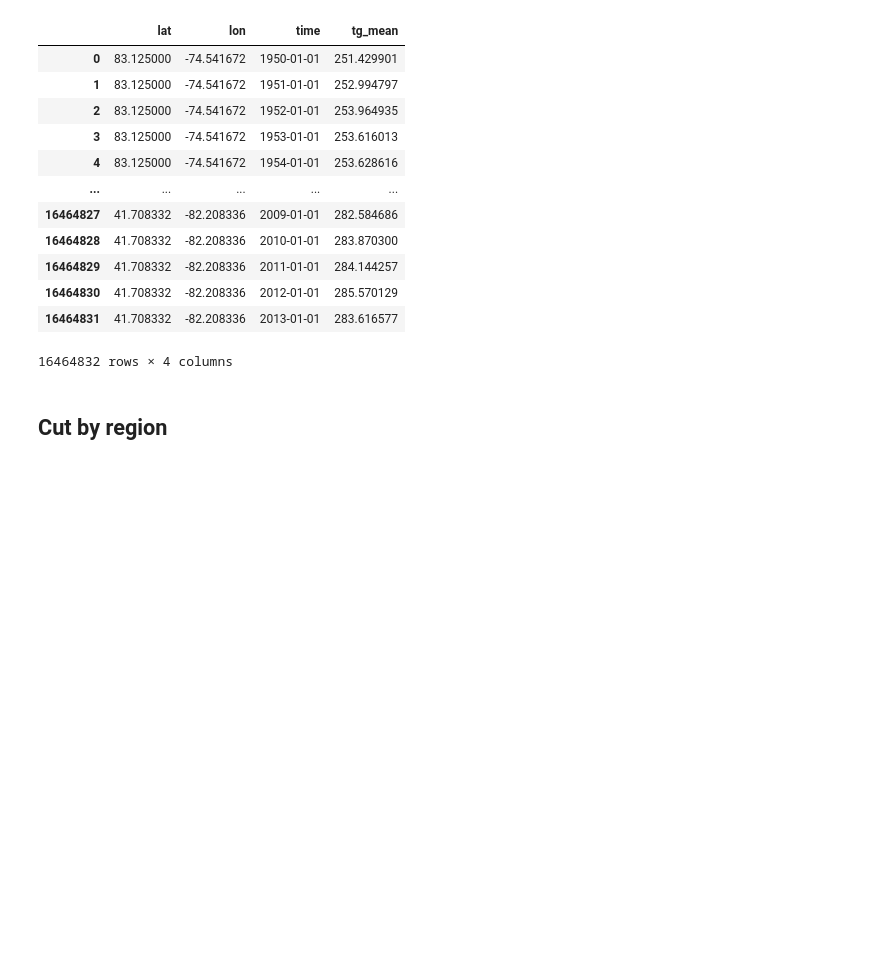
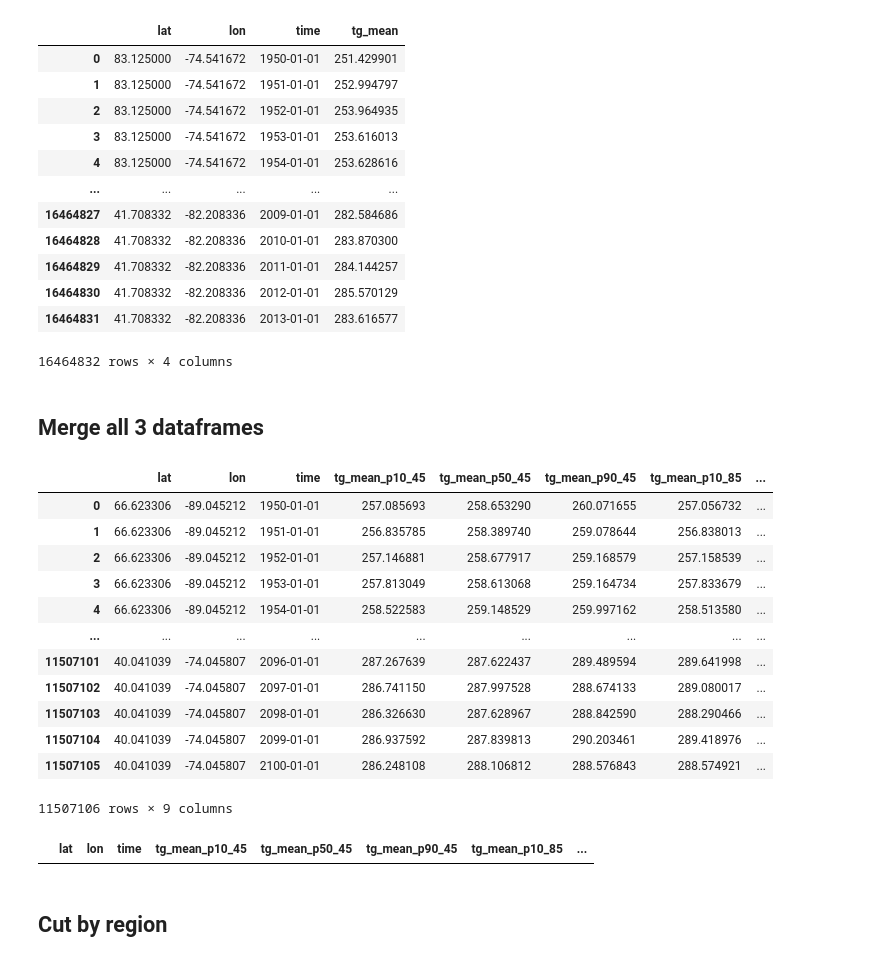
Before and after one commit to Ouranosinc/PortraitsClimMFFP, a Jupyter notebook: Data Processing Jupyter Notebooks/DF for Figure in R Temperature annual all regions.ipynb, the cells around one changed output. Cells and saved outputs as stored; diff of their text form; code cells hidden in the pictures; blank space fills up the shorter version.

```diff
--- a/Data Processing Jupyter Notebooks/DF for Figure in R Temperature annual all regions.ipynb
+++ b/Data Processing Jupyter Notebooks/DF for Figure in R Temperature annual all regions.ipynb
@@ -157,3 +163,5 @@ dfmean85
+# %%
+dfmean85 = pd.read_feather("/home/mlopez/EXEC/Processed data to clip with regions/rcp85"+var+"_forTS.feather")
 # %% [markdown]
 # FOR OBSERVED DATA
 # %%
@@ -215,0 +228,20 @@ dfmeanObs
+# %% [markdown]
+## Merge all 3 dataframes
+# %%
+df2m =  pd.merge(dfmean45, dfmean85, on=["lat","lon", "time"], suffixes=('_45', '_85'))
+# %%
+df2m
+# %% [output]
+|  | lat | lon | time | tg_mean_p10_45 | tg_mean_p50_45 | tg_mean_p90_45 | tg_mean_p10_85 | ... |
+| 0 | 66.623306 | -89.045212 | 1950-01-01 | 257.085693 | 258.653290 | 260.071655 | 257.056732 | ... |
+| 1 | 66.623306 | -89.045212 | 1951-01-01 | 256.835785 | 258.389740 | 259.078644 | 256.838013 | ... |
+| 2 | 66.623306 | -89.045212 | 1952-01-01 | 257.146881 | 258.677917 | 259.168579 | 257.158539 | ... |
+| 3 | 66.623306 | -89.045212 | 1953-01-01 | 257.813049 | 258.613068 | 259.164734 | 257.833679 | ... |
+| 4 | 66.623306 | -89.045212 | 1954-01-01 | 258.522583 | 259.148529 | 259.997162 | 258.513580 | ... |
+| ... | ... | ... | ... | ... | ... | ... | ... | ... |
+| 11507101 | 40.041039 | -74.045807 | 2096-01-01 | 287.267639 | 287.622437 | 289.489594 | 289.641998 | ... |
+| 11507102 | 40.041039 | -74.045807 | 2097-01-01 | 286.741150 | 287.997528 | 288.674133 | 289.080017 | ... |
+| 11507103 | 40.041039 | -74.045807 | 2098-01-01 | 286.326630 | 287.628967 | 288.842590 | 288.290466 | ... |
+| 11507104 | 40.041039 | -74.045807 | 2099-01-01 | 286.937592 | 287.839813 | 290.203461 | 289.418976 | ... |
+| 11507105 | 40.041039 | -74.045807 | 2100-01-01 | 286.248108 | 288.106812 | 288.576843 | 288.574921 | ... |
+11507106 rows × 9 columns
@@ -215,0 +250,4 @@ dfmeanObs
+# %%
+df3m
+# %% [output]
+|  | lat | lon | time | tg_mean_p10_45 | tg_mean_p50_45 | tg_mean_p90_45 | tg_mean_p10_85 | ... |
```
Also changed, not shown: parts of 22 cells of this notebook, 2 other files.
